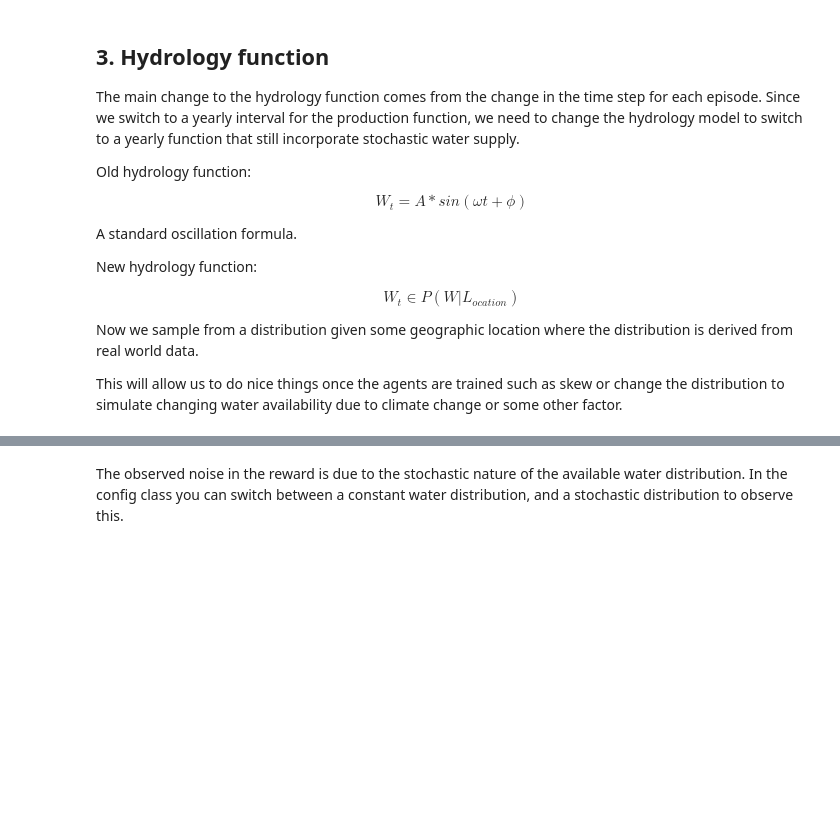
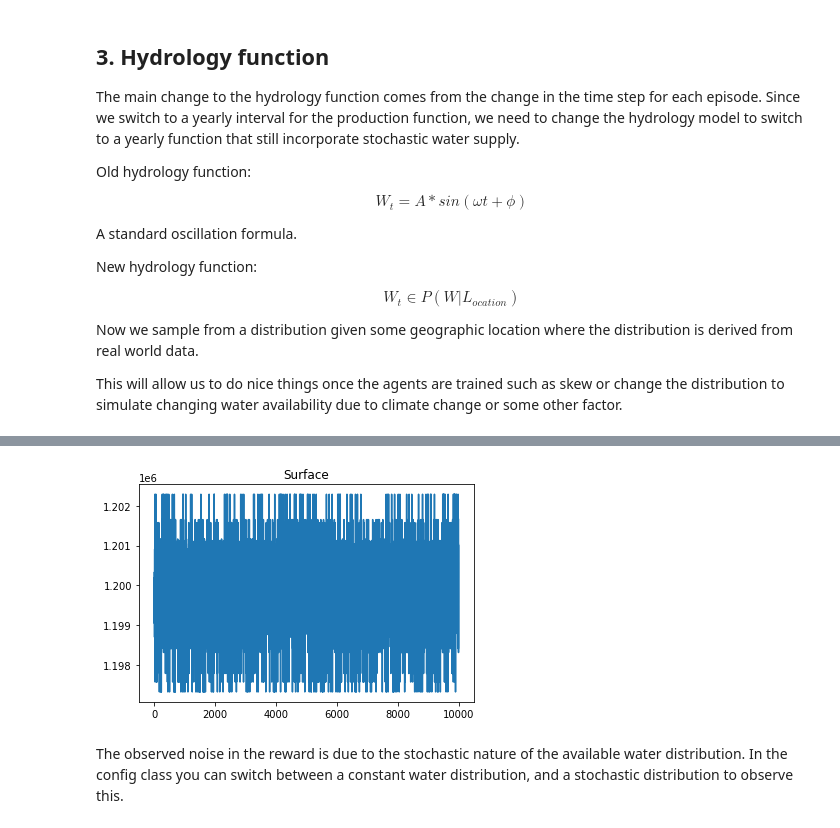
Before and after one commit to DaithiMartin/Optimal_Irrigation, a Jupyter notebook: CES_model/CES_notebook.ipynb, the cells around one changed output, grey strips where cells are left out. Cells and saved outputs as stored; diff of their text form; code cells hidden in the pictures; blank space fills up the shorter version.

```diff
--- a/CES_model/CES_notebook.ipynb
+++ b/CES_model/CES_notebook.ipynb
@@ -421,3 +444,9 @@ plt.show()
+# %%
+plt.title("Surface")
+plt.plot(np.arange(env.year), env.water_record["Surface"])
+plt.show()
+# %% [output]
+[figure, added]
 # %% [markdown]
 The observed noise in the reward is due to the stochastic nature of the available water distribution.
 In the config class you can switch between a constant water distribution, and a stochastic distribution to observe this.
```
Also changed, not shown: parts of 6 cells of this notebook.
